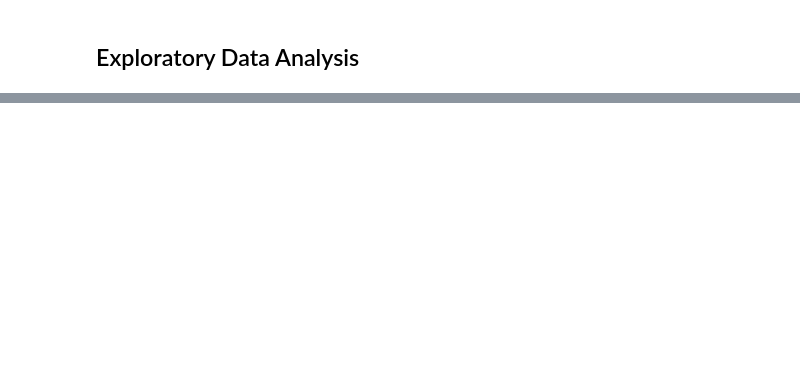
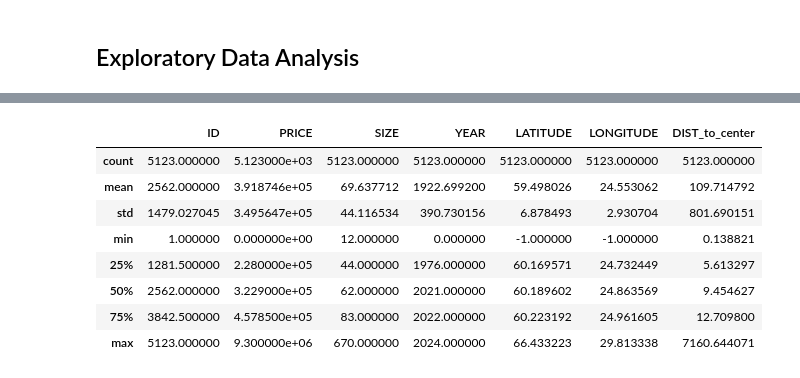
Before and after one commit to johmakinen/Various_projects, a Jupyter notebook: Notebooks/House_prices.ipynb, the cells around one changed output, grey strips where cells are left out. Saved outputs shown, nothing was run; the diff lists cells and outputs as text; code cells hidden in the pictures; blank space fills up the shorter version.

```diff
--- a/Notebooks/House_prices.ipynb
+++ b/Notebooks/House_prices.ipynb
@@ -87,0 +115,12 @@ df.head()
+# %%
+df.describe()
+# %% [output]
+|  | ID | PRICE | SIZE | YEAR | LATITUDE | LONGITUDE | DIST_to_center |
+| count | 5123.000000 | 5.123000e+03 | 5123.000000 | 5123.000000 | 5123.000000 | 5123.000000 | 5123.000000 |
+| mean | 2562.000000 | 3.918746e+05 | 69.637712 | 1922.699200 | 59.498026 | 24.553062 | 109.714792 |
+| std | 1479.027045 | 3.495647e+05 | 44.116534 | 390.730156 | 6.878493 | 2.930704 | 801.690151 |
+| min | 1.000000 | 0.000000e+00 | 12.000000 | 0.000000 | -1.000000 | -1.000000 | 0.138821 |
+| 25% | 1281.500000 | 2.280000e+05 | 44.000000 | 1976.000000 | 60.169571 | 24.732449 | 5.613297 |
+| 50% | 2562.000000 | 3.229000e+05 | 62.000000 | 2021.000000 | 60.189602 | 24.863569 | 9.454627 |
+| 75% | 3842.500000 | 4.578500e+05 | 83.000000 | 2022.000000 | 60.223192 | 24.961605 | 12.709800 |
+| max | 5123.000000 | 9.300000e+06 | 670.000000 | 2024.000000 | 66.433223 | 29.813338 | 7160.644071 |
```
Also changed, not shown: parts of 25 cells of this notebook.
